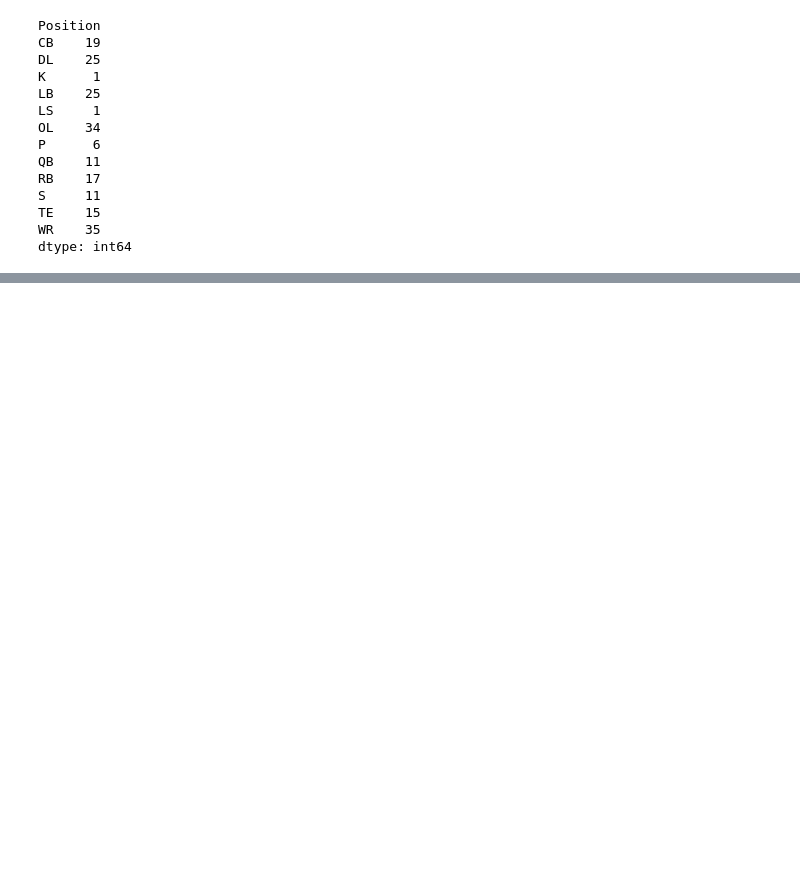
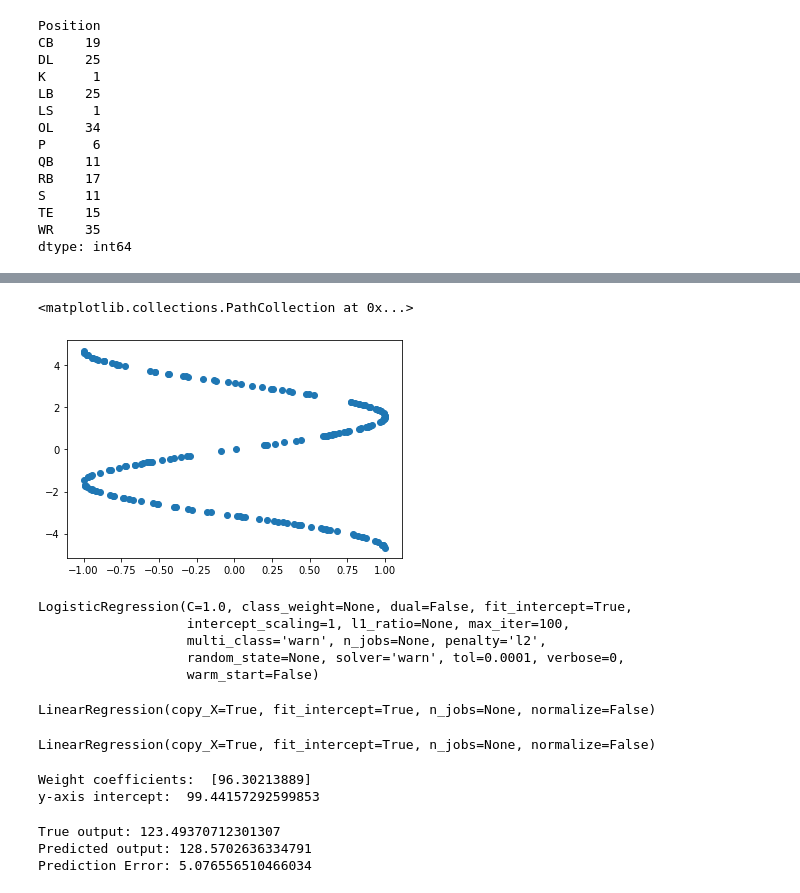
Before and after one commit to hbarteejr/Project_Three_2020RHHB, a Jupyter notebook: Final_Project_3.ipynb, the cells around one changed output, grey strips where cells are left out. Drawn from its saved outputs; the diff is of its cells as text; code cells hidden in the pictures; blank space fills up the shorter version.

```diff
--- a/Final_Project_3.ipynb
+++ b/Final_Project_3.ipynb
@@ -167,0 +115,44 @@ pd.DataFrame({"Prediction": predictions, "Actual": y_test})
+# %%
+from sklearn.datasets import make_s_curve
+
+data, color = make_s_curve(200, random_state=0)
+plt.scatter(data[:,0], color)
+# %% [output]
+<matplotlib.collections.PathCollection at 0x...>
+[figure, added]
+# %%
+from sklearn.linear_model import LogisticRegression
+classifier = LogisticRegression()
+classifier
+# %% [output]
+LogisticRegression(C=1.0, class_weight=None, dual=False, fit_intercept=True,
+                   intercept_scaling=1, l1_ratio=None, max_iter=100,
+                   multi_class='warn', n_jobs=None, penalty='l2',
+                   random_state=None, solver='warn', tol=0.0001, verbose=0,
+                   warm_start=False)
+# %%
+from sklearn.linear_model import LinearRegression
+model = LinearRegression()
+model
+# %% [output]
+LinearRegression(copy_X=True, fit_intercept=True, n_jobs=None, normalize=False)
+# %%
+model.fit(X, y)
+print(model)
+# %% [output]
+LinearRegression(copy_X=True, fit_intercept=True, n_jobs=None, normalize=False)
+# %%
+print('Weight coefficients: ', model.coef_)
+print('y-axis intercept: ', model.intercept_)
+# %% [output]
+Weight coefficients:  [96.30213889]
+y-axis intercept:  99.44157292599853
+# %%
+predictions = model.predict(X)
+print(f"True output: {y[0]}")
+print(f"Predicted output: {predictions[0]}")
+print(f"Prediction Error: {predictions[0]-y[0]}")
+# %% [output]
+True output: 123.49370712301307
+Predicted output: 128.5702636334791
+Prediction Error: 5.076556510466034
```
Also changed, not shown: parts of 23 cells of this notebook.
